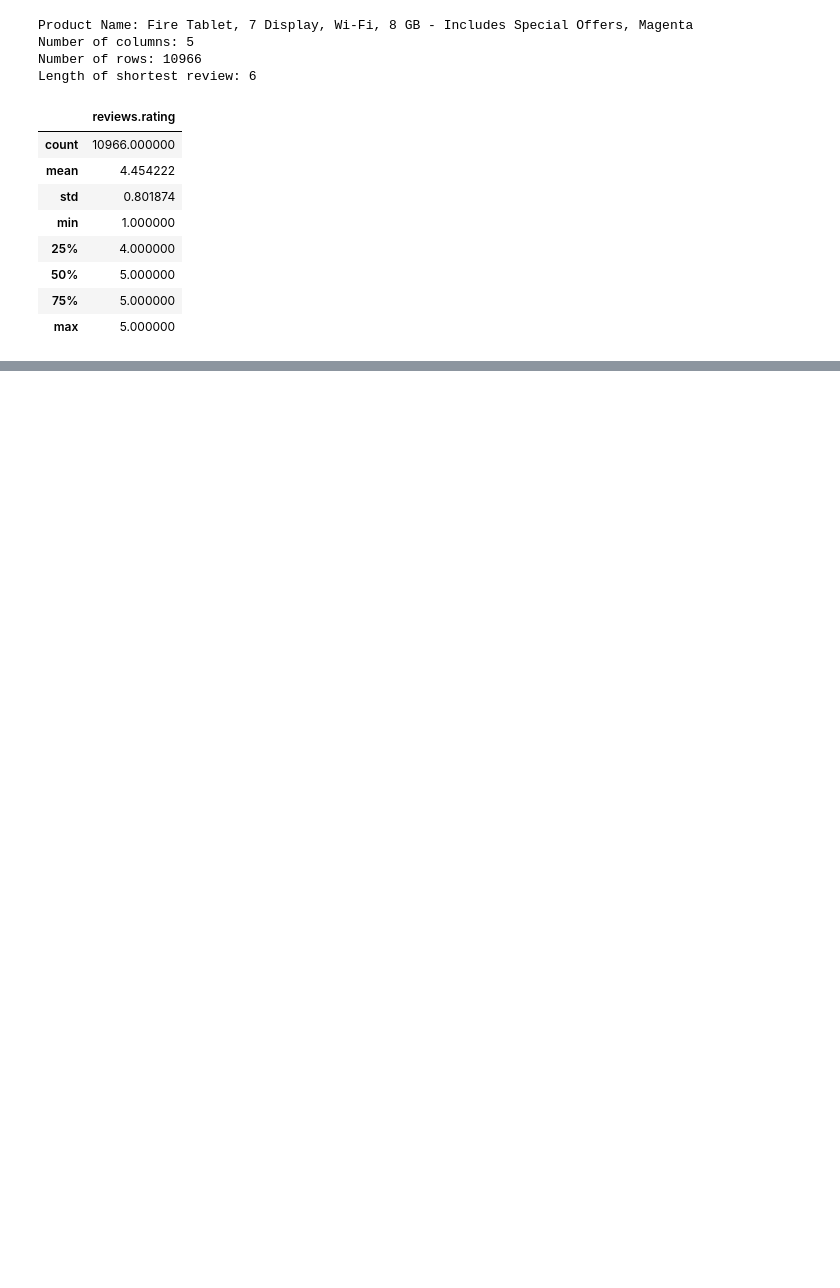
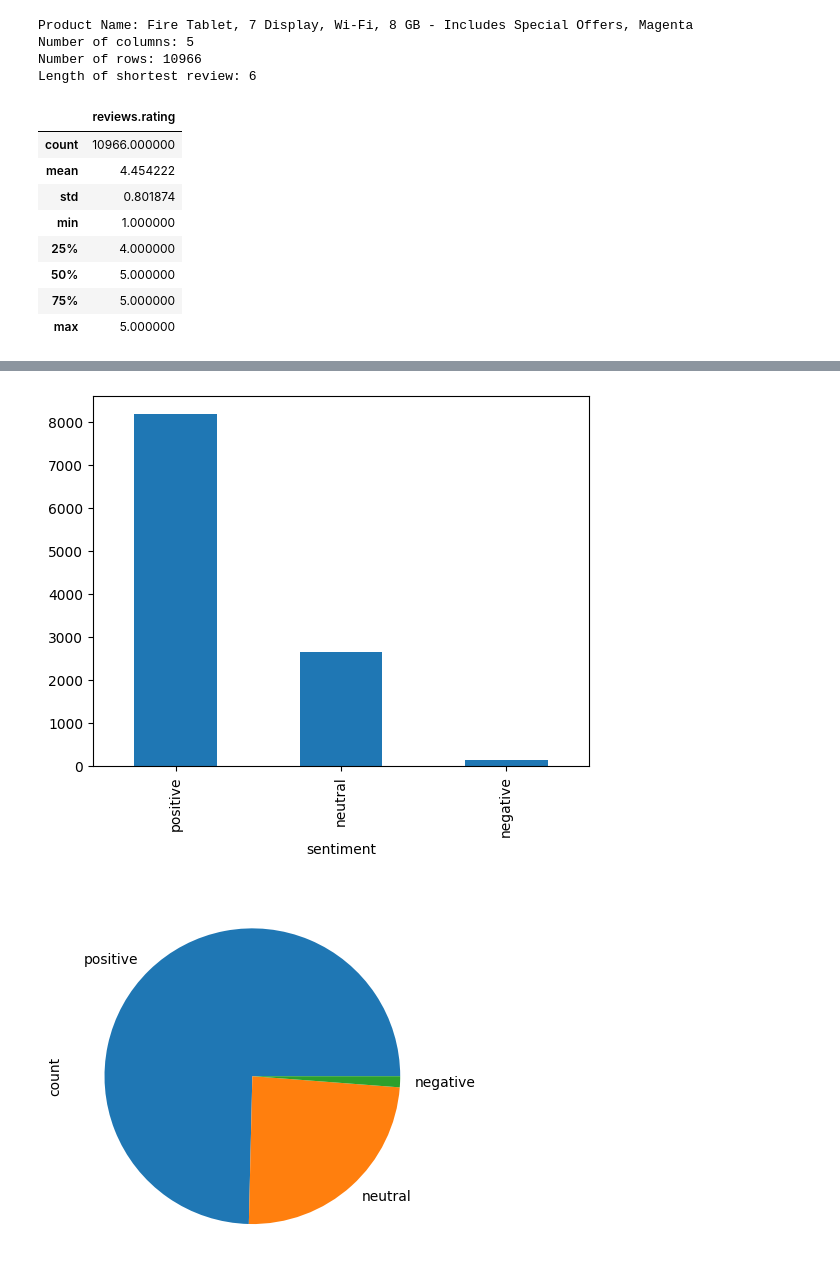
Before and after one commit to GDSC-IAU/Selection-Python, a Jupyter notebook: Project/SentimentAnalyzer.ipynb, the cells around one changed output, grey strips where cells are left out. Drawn from its saved outputs; the diff is of its cells as text; code cells hidden in the pictures; blank space fills up the shorter version.

```diff
--- a/Project/SentimentAnalyzer.ipynb
+++ b/Project/SentimentAnalyzer.ipynb
@@ -113,0 +112,11 @@ productDF.head(20)
+# %%
+# Bar graph
+productDF["sentiment"].value_counts().plot(kind="bar")
+plt.show()
+
+# Pie graph
+productDF["sentiment"].value_counts().plot(kind="pie")
+plt.show()
+# %% [output]
+[figure, added]
+[figure, added]
```
Also changed, not shown: parts of 9 cells of this notebook, 1 other file.
